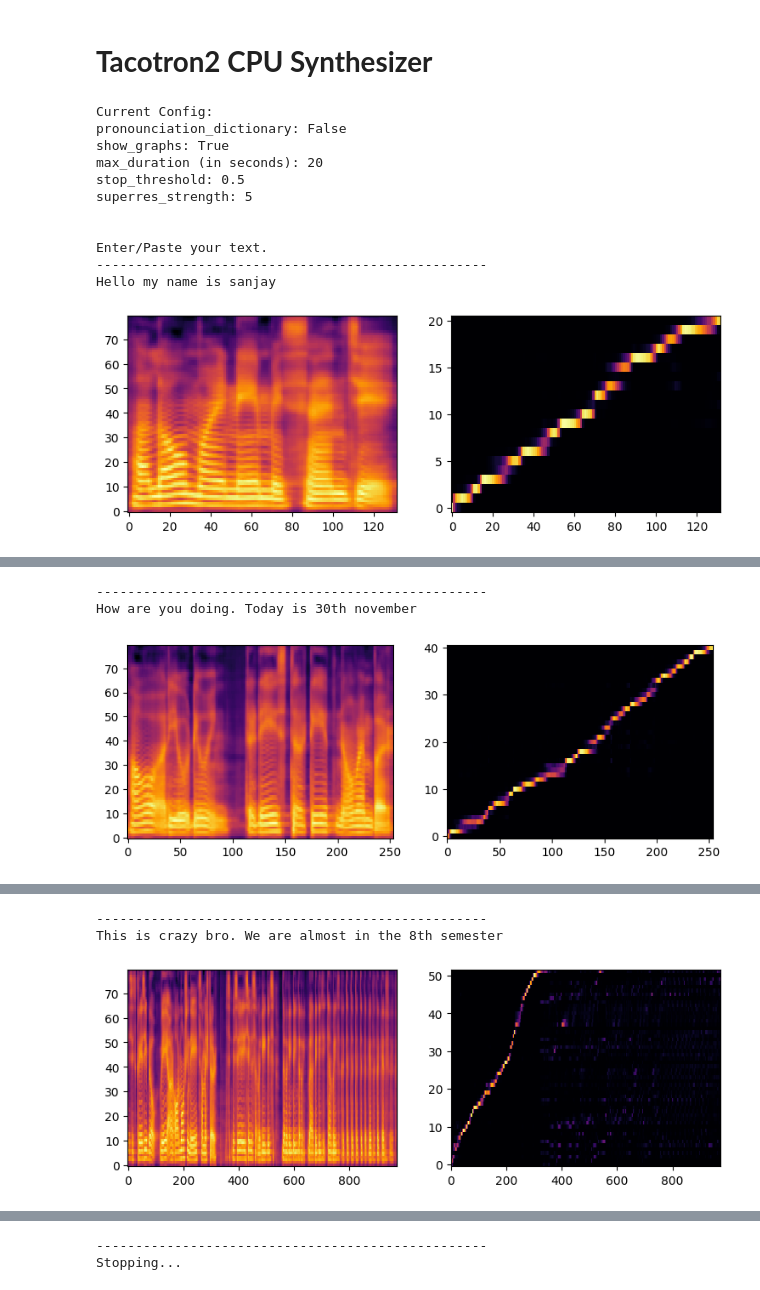
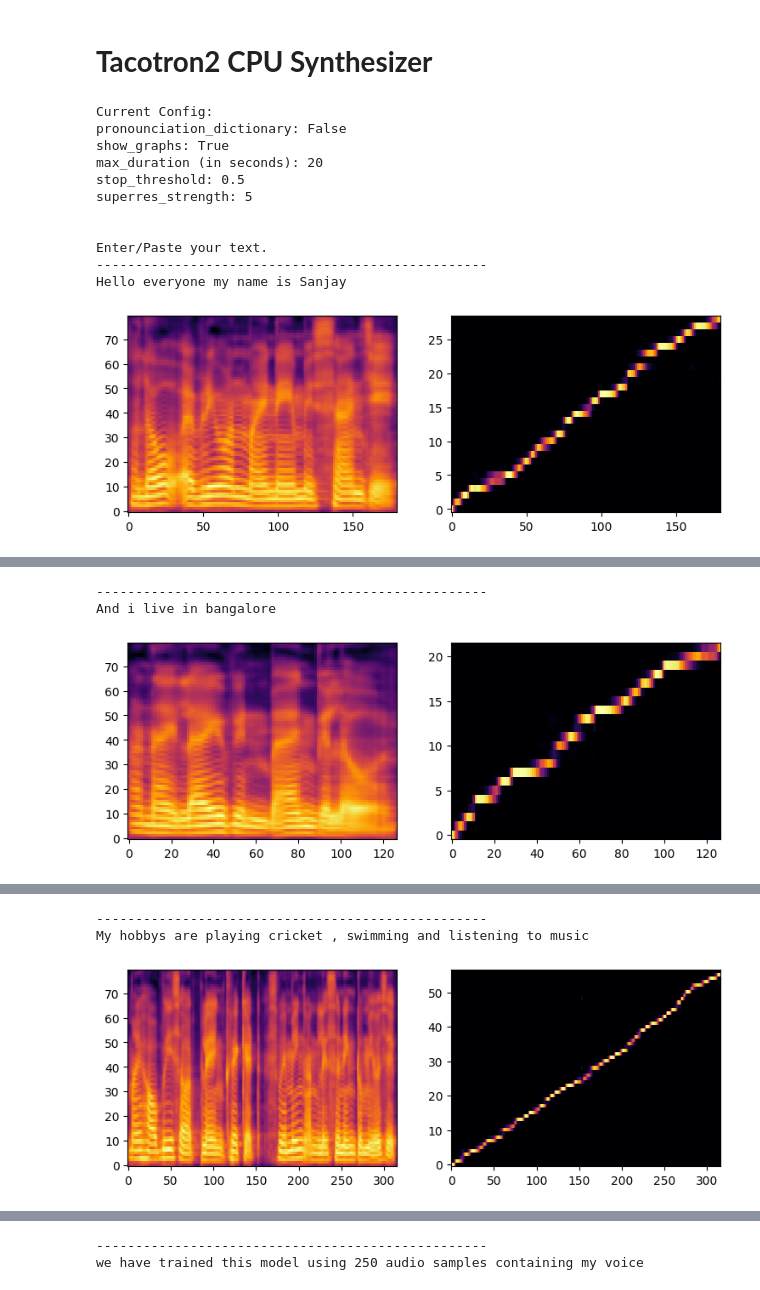
Before and after one commit to San050903/capstone_training, a Jupyter notebook: FakeYou_Tacotron2_Hi_Fi_GAN_(CPU).ipynb, the cells around one changed output, grey strips where cells are left out. Saved outputs shown, nothing was run; the diff lists cells and outputs as text; code cells hidden in the pictures.

```diff
--- a/FakeYou_Tacotron2_Hi_Fi_GAN_(CPU).ipynb
+++ b/FakeYou_Tacotron2_Hi_Fi_GAN_(CPU).ipynb
@@ -60,7 +60,7 @@ logging.getLogger('librosa').setLevel(logging.WARNING)
 
 #@markdown Restart the runtime to apply any changes.
 
-tacotron_id = "1-IsznAMaY0rAg8u8c7be0eBQSEFsTqgG" #@param {type:"string"}
+tacotron_id = "1t1-uZanzoBAKB3zGGq2E-xhOo4g9KPXH" #@param {type:"string"}
 
 hifigan_id = "universal" #@param {type:"string"}
 
@@ -295,41 +295,41 @@ superres_strength = 5 #@param {type:"number"}
 print(f"Current Config:\npronounciation_dictionary: {pronounciation_dictionary}\nshow_graphs: {show_graphs}\nmax_duration (in seconds): {max_duration}\nstop_threshold: {stop_threshold}\nsuperres_strength: {superres_strength}\n\n")
 
 time.sleep(1)
 print("Enter/Paste your text.")
 contents = []
 while True:
     try:
         print("-"*50)
         line = input()
         if line == "":
             continue
         end_to_end_infer(line, not pronounciation_dictionary, show_graphs)
     except EOFError:
         break
     except KeyboardInterrupt:
         print("Stopping...")
         break
 # %% [output]
 Current Config:
 pronounciation_dictionary: False
 show_graphs: True
 max_duration (in seconds): 20
 stop_threshold: 0.5
 superres_strength: 5
 
 
 Enter/Paste your text.
 --------------------------------------------------
-Hello my name is sanjay
+Hello everyone my name is Sanjay
-[figure, old version]
+[figure, new version]
 [interactive output not drawn]
 --------------------------------------------------
-How are you doing. Today is 30th november
+And i live in bangalore
-[figure, old version]
+[figure, new version]
 [interactive output not drawn]
 --------------------------------------------------
-This is crazy bro. We are almost in the 8th semester
+My hobbys are playing cricket , swimming and listening to music
-[figure, old version]
+[figure, new version]
 [interactive output not drawn]
 --------------------------------------------------
-Stopping...
+we have trained this model using 250 audio samples containing my voice
```
Also changed, not shown: parts of 1 cell of this notebook.
